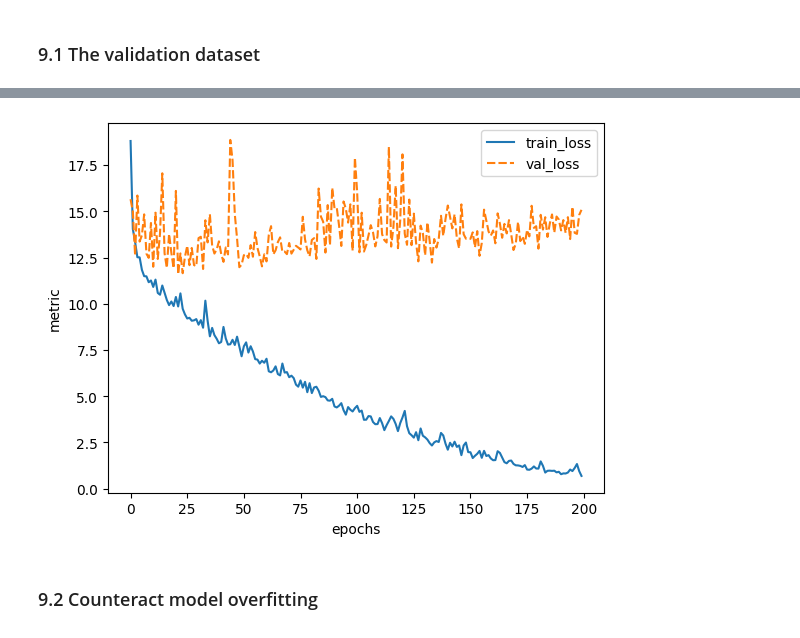
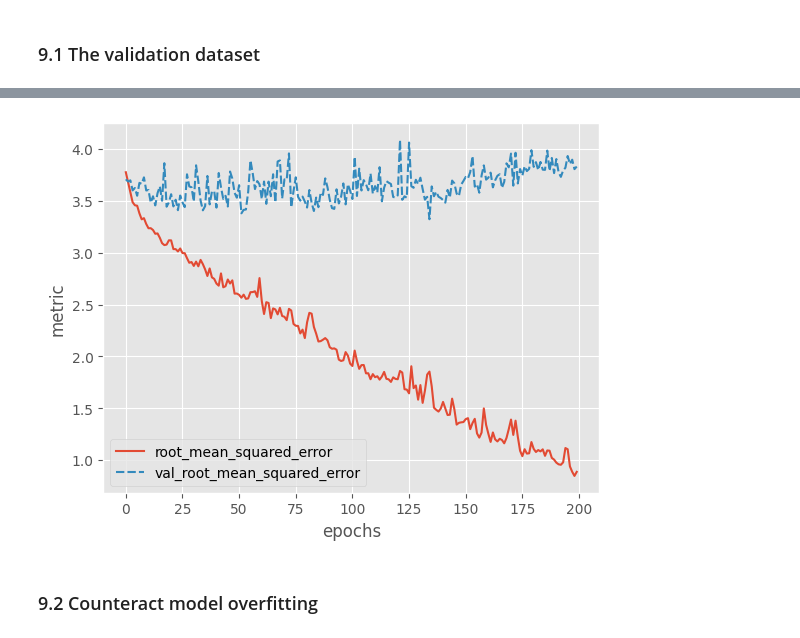
Before and after one commit to mimer-ai/deep-learning-intro, a Jupyter notebook: notebooks/lumi-pytorch/3-MonitorTrainingProcess-PyTorch-WeatherPrediction.ipynb, the cells around one changed output, grey strips where cells are left out. Cells and saved outputs as stored; diff of their text form; code cells hidden in the pictures.

```diff
--- a/notebooks/lumi-pytorch/3-MonitorTrainingProcess-PyTorch-WeatherPrediction.ipynb
+++ b/notebooks/lumi-pytorch/3-MonitorTrainingProcess-PyTorch-WeatherPrediction.ipynb
@@ -12,5 +21,4 @@ We work on a regression task (weather prediction):
 # %%
-import os
 import numpy as np
 import matplotlib.pyplot as plt
 import pandas as pd
@@ -20,14 +28,12 @@ import sklearn
 import torch
 import torch.nn as nn
 
-import datetime
-
 print(f"PyTorch version: {torch.__version__}")
 print(f"Sklearn version: {sklearn.__version__}")
 
 # Check if GPU is available
-device = torch.device("cuda" if torch.cuda.is_available() else "cpu")
-print(f"Using device: {device}")
+device = torch.accelerator.current_accelerator() if torch.accelerator.is_available() else "cpu"
+print(f"Using {device} device")
 # %% [output]
 PyTorch version: 2.10.0+cu128
 Sklearn version: 1.8.0
@@ -414,12 +384,13 @@ Baseline: 3.877323350410224
 ## 9. Refine the model
 # %% [markdown]
 ### 9.1 The validation dataset
+# %%
+val_dataset = TensorDataset(
+    torch.tensor(X_val.values, dtype=torch.float),
+    torch.tensor(y_val.values, dtype=torch.float)
+)
+val_dl = DataLoader(val_dataset, batch_size=32, shuffle=False)
 # %%
-# Prepare data loaders
-train_loader, val_loader, test_loader, scaler = prepare_data_loaders(X_train, y_train, X_val, y_val, X_test, y_test)
-
-# Create and train model
-model = WeatherPredictionModel(input_size=X_data.shape[1])
-optimizer, criterion = get_optimizer_and_loss(model)
-
-history = train_model(model, train_loader, val_loader, optimizer, criterion, epochs=200, verbose=1)
+model = WeatherPredictionModel(input_shape=X_data.shape[1])
+optimizer = optim.Adam(model.parameters())
+loss_fn = nn.MSELoss()
@@ -444,7 +397,26 @@ Epoch 200/200, Train Loss: 0.6918, Val Loss: 15.0822
+# %%
+model = model.to(device)
+
+history = {
+    'loss': [],
+    'root_mean_squared_error': [],
+    'val_loss': [],
+    'val_root_mean_squared_error': []
+}
+epochs = 200
+
+for epoch in range(epochs):
+    loss, rmse = train_epoch(model, train_dl, loss_fn, optimizer, False)
+    history['loss'].append(loss)
+    history['root_mean_squared_error'].append(rmse)
+
+    val_loss, val_rmse, *_ = eval_epoch(model, val_dl, loss_fn)
+    history['val_loss'].append(val_loss)
+    history['val_root_mean_squared_error'].append(val_rmse)
 # %%
-plot_history(history, ['train_loss', 'val_loss'])
+plot_history(history, ['root_mean_squared_error', 'val_root_mean_squared_error'])
 # %% [output]
-[figure, old version]
+[figure, new version]
 # %% [markdown]
 ### 9.2 Counteract model overfitting
 # %% [markdown]
```
Also changed, not shown: parts of 63 cells of this notebook.
